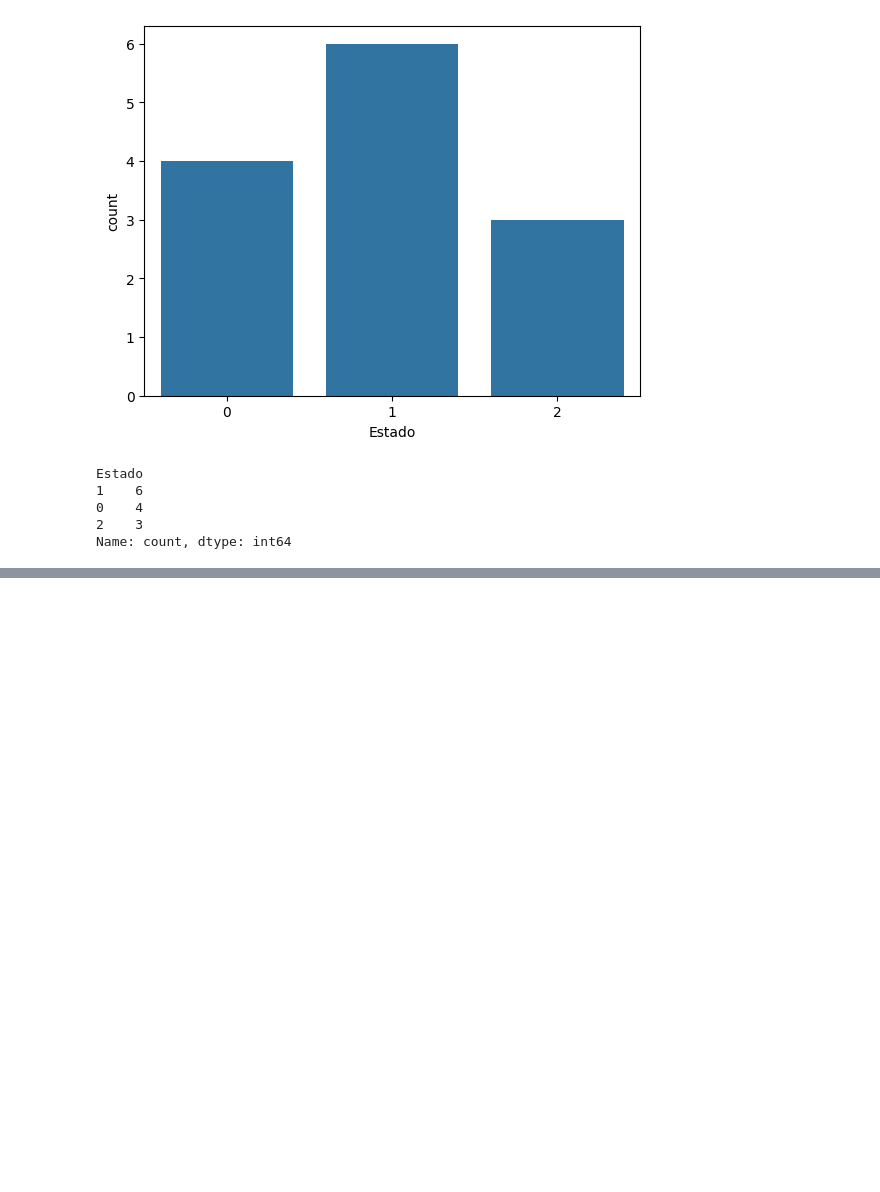
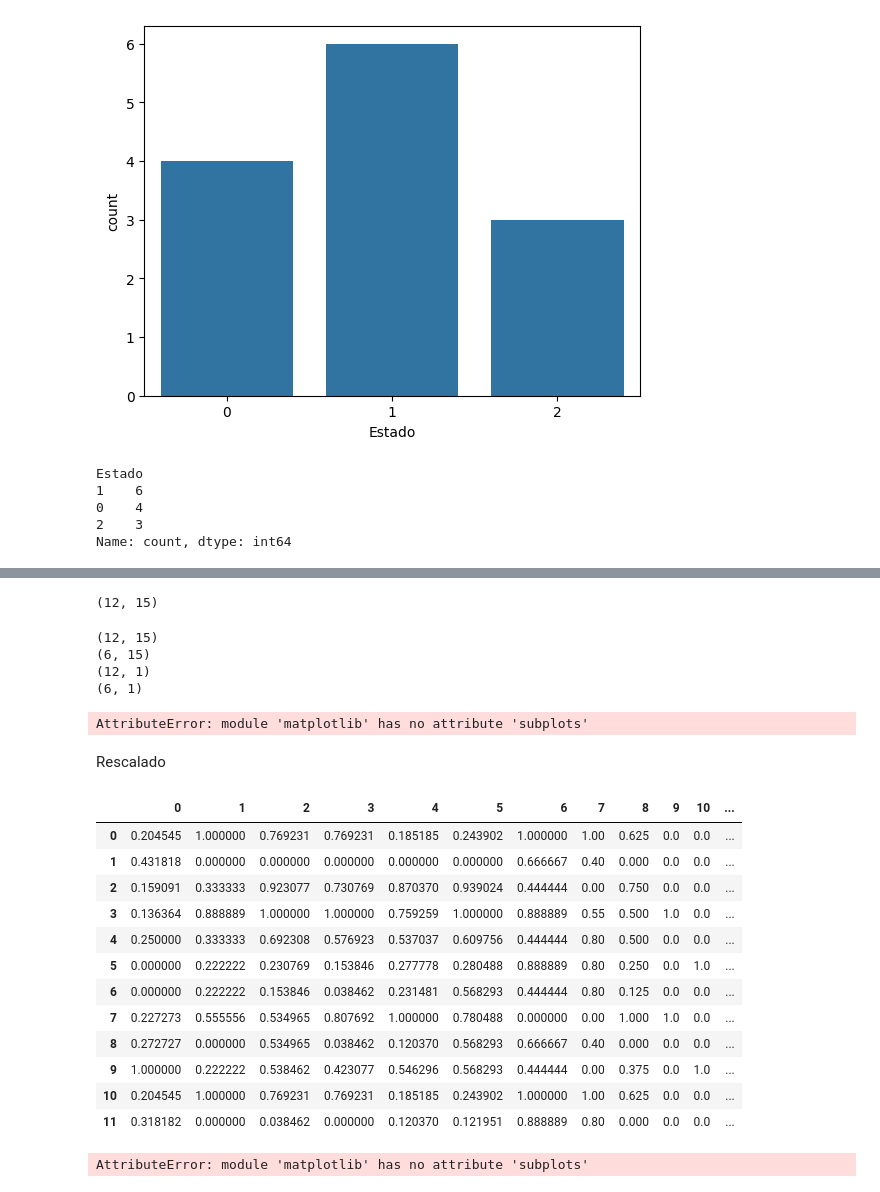
Before and after one commit to laurapinto2/DESERCION, a Jupyter notebook: taller_3.ipynb, the cells around one changed output, grey strips where cells are left out. Drawn from its saved outputs; the diff is of its cells as text; code cells hidden in the pictures; blank space fills up the shorter version.

```diff
--- a/taller_3.ipynb
+++ b/taller_3.ipynb
@@ -191,8 +191,8 @@ Estado
 2    3
 Name: count, dtype: int64
 # %%
-from imblearn.under_sampling import RandomUnderSampler
-rus=RandomUnderSampler(sampling_strategy='auto',random_state=42)
-X,Y=rus.fit_resample(X,Y)
-frecuencias=Y['Estado'].value_counts()
-frecuencias
+#from imblearn.under_sampling import RandomUnderSampler
+#rus=RandomUnderSampler(sampling_strategy='auto',random_state=42)
+#X,Y=rus.fit_resample(X,Y)
+#frecuencias=Y['Estado'].value_counts()
+#frecuencias
@@ -216 +210,4 @@ Estado
 Name: count, dtype: int64
+# %%
+from sklearn.model_selection import train_test_split
+X_train, X_test, Y_train, Y_test=train_test_split(X,Y,test_size=0.3, random_state=42,stratify=Y)
@@ -216,0 +222,58 @@ Name: count, dtype: int64
+# %%
+print(X_train.shape)
+# %% [output]
+(12, 15)
+# %%
+print(X_train.shape)
+print(X_test.shape)
+print(Y_train.shape)
+print(Y_test.shape)
+# %% [output]
+(12, 15)
+(6, 15)
+(12, 1)
+(6, 1)
+# %%
+columnas=X.get('columnas',[])
+
+fig1, ax=plt.subplots(figsize=(10,5))
+for columna in X.columns:
+    sns.kdeplot(X[columna],ax=ax,label=columna)
+ax.set_title('Sin transformar')
+ax.legend()
+# %% [output]
+AttributeError: module 'matplotlib' has no attribute 'subplots'
+# %% [markdown]
+Rescalado
+# %%
+from sklearn.preprocessing import MinMaxScaler
+mms=MinMaxScaler()
+X_train_ree=mms.fit_transform(X_train)
+X_test_ree=mms.transform(X_test)
+# %%
+X_train_ree_df=pd.DataFrame(X_train_ree)
+X_train_ree_df
+# %% [output]
+|  | 0 | 1 | 2 | 3 | 4 | 5 | 6 | 7 | 8 | 9 | 10 | ... |
+| 0 | 0.204545 | 1.000000 | 0.769231 | 0.769231 | 0.185185 | 0.243902 | 1.000000 | 1.00 | 0.625 | 0.0 | 0.0 | ... |
+| 1 | 0.431818 | 0.000000 | 0.000000 | 0.000000 | 0.000000 | 0.000000 | 0.666667 | 0.40 | 0.000 | 0.0 | 0.0 | ... |
+| 2 | 0.159091 | 0.333333 | 0.923077 | 0.730769 | 0.870370 | 0.939024 | 0.444444 | 0.00 | 0.750 | 0.0 | 0.0 | ... |
+| 3 | 0.136364 | 0.888889 | 1.000000 | 1.000000 | 0.759259 | 1.000000 | 0.888889 | 0.55 | 0.500 | 1.0 | 0.0 | ... |
+| 4 | 0.250000 | 0.333333 | 0.692308 | 0.576923 | 0.537037 | 0.609756 | 0.444444 | 0.80 | 0.500 | 0.0 | 0.0 | ... |
+| 5 | 0.000000 | 0.222222 | 0.230769 | 0.153846 | 0.277778 | 0.280488 | 0.888889 | 0.80 | 0.250 | 0.0 | 1.0 | ... |
+| 6 | 0.000000 | 0.222222 | 0.153846 | 0.038462 | 0.231481 | 0.568293 | 0.444444 | 0.80 | 0.125 | 0.0 | 0.0 | ... |
+| 7 | 0.227273 | 0.555556 | 0.534965 | 0.807692 | 1.000000 | 0.780488 | 0.000000 | 0.00 | 1.000 | 1.0 | 0.0 | ... |
+| 8 | 0.272727 | 0.000000 | 0.534965 | 0.038462 | 0.120370 | 0.568293 | 0.666667 | 0.40 | 0.000 | 0.0 | 0.0 | ... |
+| 9 | 1.000000 | 0.222222 | 0.538462 | 0.423077 | 0.546296 | 0.568293 | 0.444444 | 0.00 | 0.375 | 0.0 | 1.0 | ... |
+| 10 | 0.204545 | 1.000000 | 0.769231 | 0.769231 | 0.185185 | 0.243902 | 1.000000 | 1.00 | 0.625 | 0.0 | 0.0 | ... |
+| 11 | 0.318182 | 0.000000 | 0.038462 | 0.000000 | 0.120370 | 0.121951 | 0.888889 | 0.80 | 0.000 | 0.0 | 0.0 | ... |
+# %%
+columnas=X_train_ree_df.get('columnas',[])
+
+fig1, ax=plt.subplots(figsize=(10,5))
+for columna in X_train_ree_df.columns:
+    sns.kdeplot(X_train_ree_df[columna],ax=ax,label=columna)
+ax.set_title('Rescalado')
+ax.legend()
+# %% [output]
+AttributeError: module 'matplotlib' has no attribute 'subplots'
```
Also changed, not shown: parts of 4 cells of this notebook.
